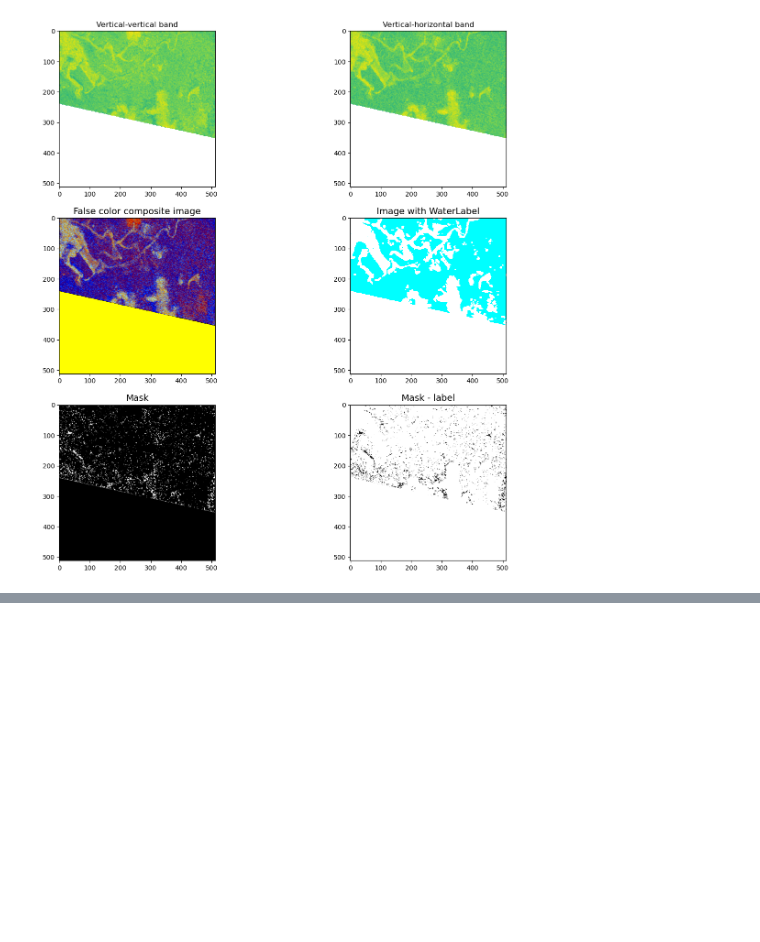
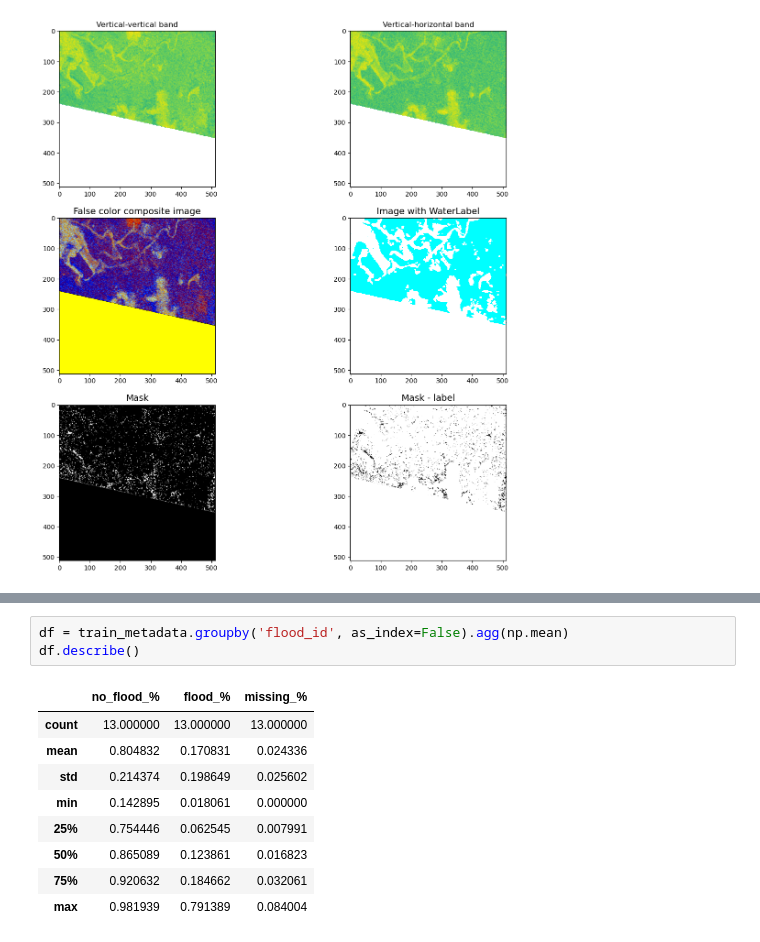
Before and after one commit to max-lutz/floodwater_competition, a Jupyter notebook: EDA/EDA.ipynb, the cells around one changed output, grey strips where cells are left out. Saved outputs shown, nothing was run; the diff lists cells and outputs as text; blank space fills up the shorter version.

```diff
--- a/EDA/EDA.ipynb
+++ b/EDA/EDA.ipynb
@@ -280,0 +281,13 @@ for i in range(10):
+# %%
+df = train_metadata.groupby('flood_id', as_index=False).agg(np.mean)
+df.describe()
+# %% [output]
+|  | no_flood_% | flood_% | missing_% |
+| count | 13.000000 | 13.000000 | 13.000000 |
+| mean | 0.804832 | 0.170831 | 0.024336 |
+| std | 0.214374 | 0.198649 | 0.025602 |
+| min | 0.142895 | 0.018061 | 0.000000 |
+| 25% | 0.754446 | 0.062545 | 0.007991 |
+| 50% | 0.865089 | 0.123861 | 0.016823 |
+| 75% | 0.920632 | 0.184662 | 0.032061 |
+| max | 0.981939 | 0.791389 | 0.084004 |
```
Also changed, not shown: parts of 4 cells of this notebook, 2 other files.
